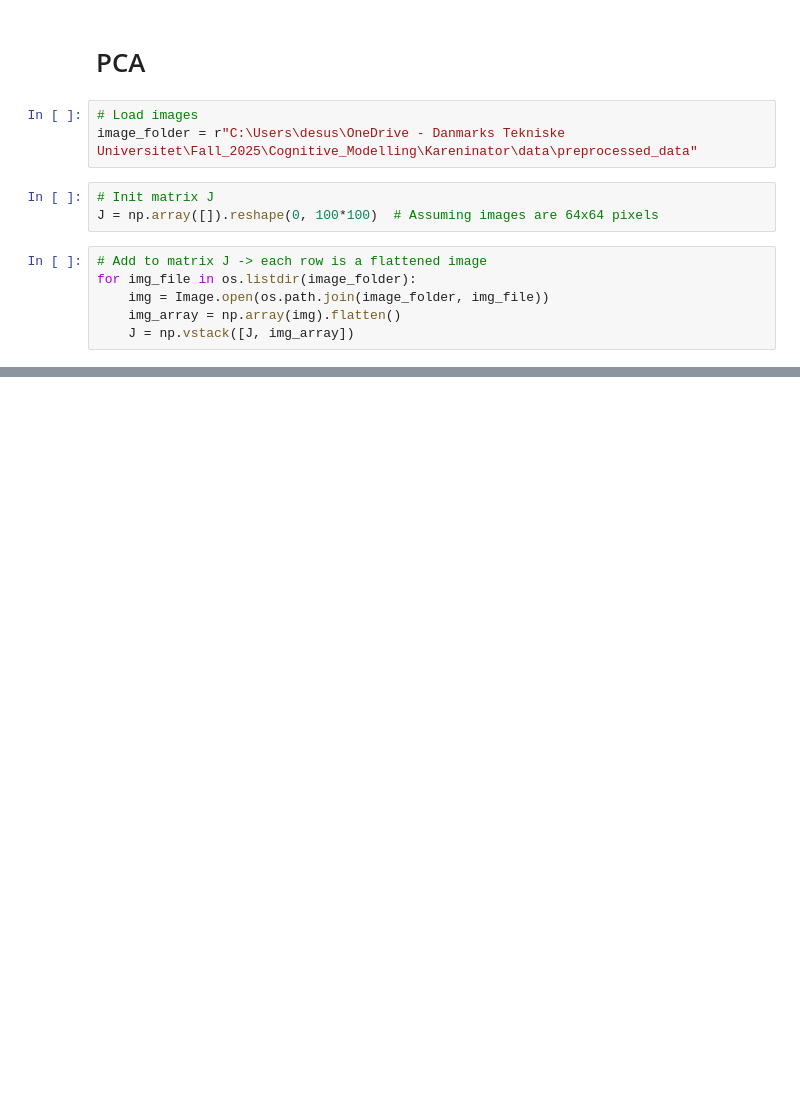
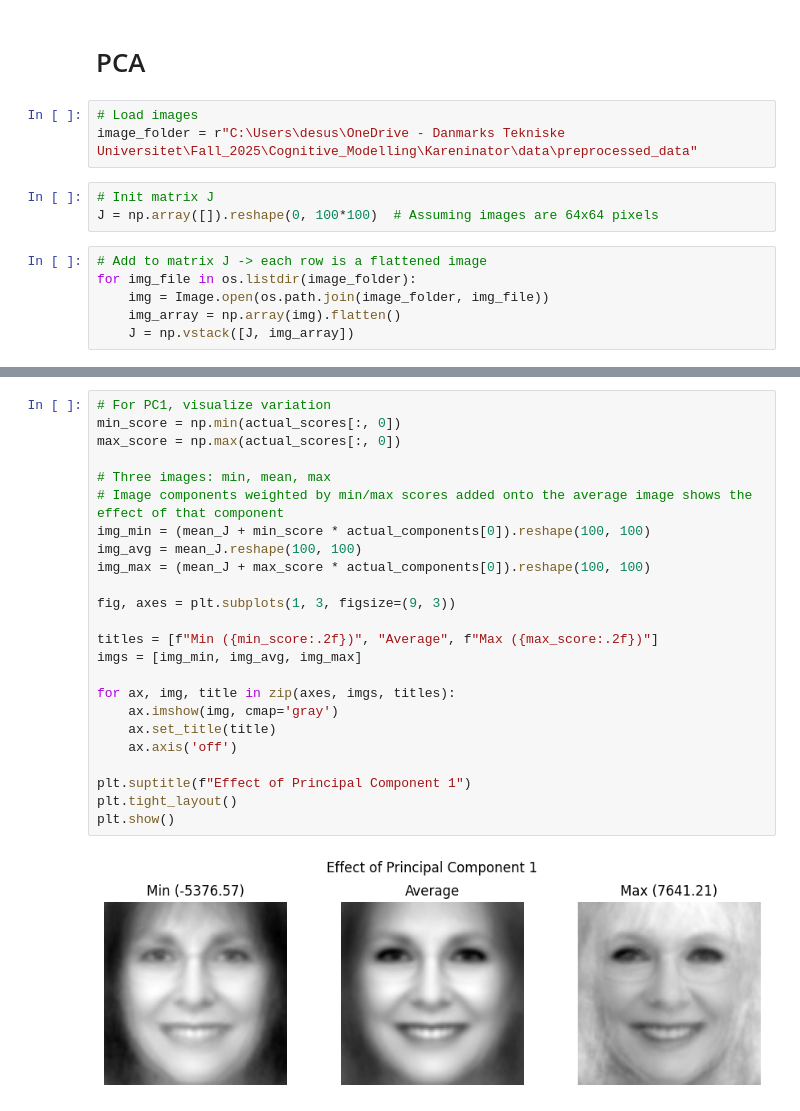
Before and after one commit to s243933/Kareninator, a Jupyter notebook: analyze_ratings.ipynb, the cells around one changed output, grey strips where cells are left out. Saved outputs shown, nothing was run; the diff lists cells and outputs as text; blank space fills up the shorter version.

```diff
--- a/analyze_ratings.ipynb
+++ b/analyze_ratings.ipynb
@@ -74,0 +94,26 @@ Text(0, 0.5, 'Cumulative Explained Variance')
+# %%
+# For PC1, visualize variation
+min_score = np.min(actual_scores[:, 0])
+max_score = np.max(actual_scores[:, 0])
+
+# Three images: min, mean, max
+# Image components weighted by min/max scores added onto the average image shows the effect of that component
+img_min = (mean_J + min_score * actual_components[0]).reshape(100, 100)
+img_avg = mean_J.reshape(100, 100)
+img_max = (mean_J + max_score * actual_components[0]).reshape(100, 100)
+
+fig, axes = plt.subplots(1, 3, figsize=(9, 3))
+
+titles = [f"Min ({min_score:.2f})", "Average", f"Max ({max_score:.2f})"]
+imgs = [img_min, img_avg, img_max]
+
+for ax, img, title in zip(axes, imgs, titles):
+    ax.imshow(img, cmap='gray')
+    ax.set_title(title)
+    ax.axis('off')
+
+plt.suptitle(f"Effect of Principal Component 1")
+plt.tight_layout()
+plt.show()
+# %% [output]
+[figure, added]
```
Also changed, not shown: parts of 5 cells of this notebook.
